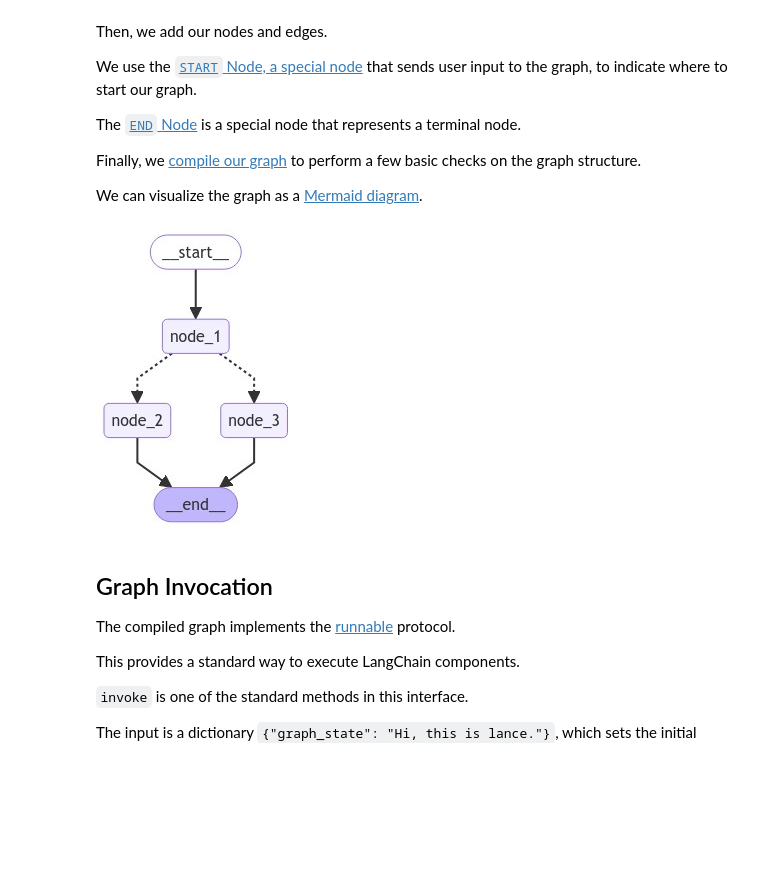
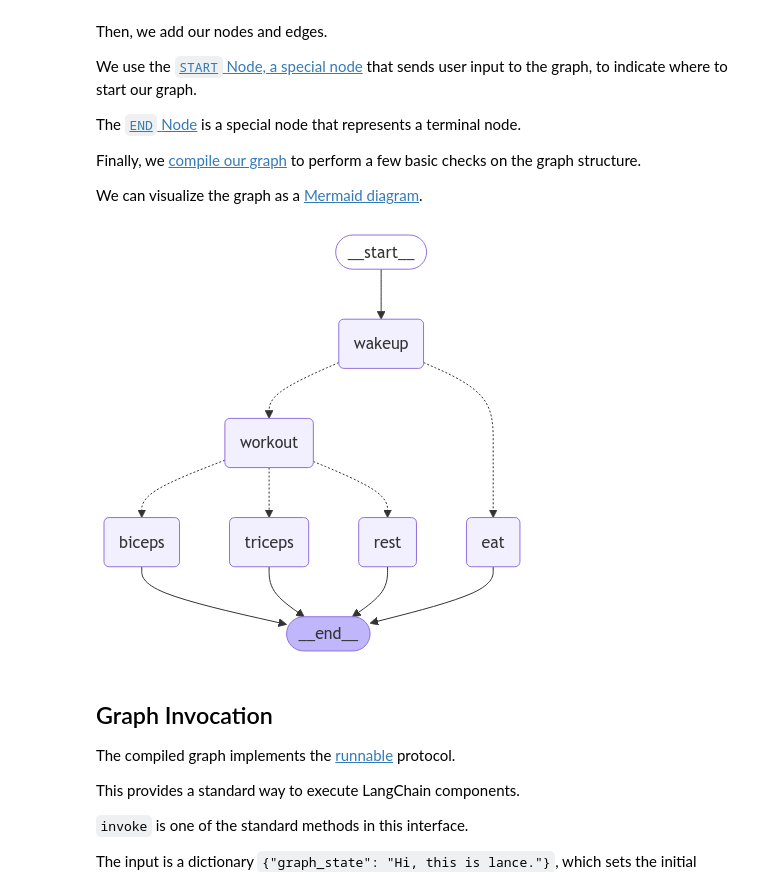
Before and after one commit to github-dev-s/Courses-Public, a Jupyter notebook: module-1/simple-graph.ipynb, the cells around one changed output. Saved outputs shown, nothing was run; the diff lists cells and outputs as text; code cells hidden in the pictures; blank space fills up the shorter version.

```diff
--- a/module-1/simple-graph.ipynb
+++ b/module-1/simple-graph.ipynb
@@ -63,19 +76,30 @@ Conditional edges are implemented as functions that return the next node to visi
 import random
 from typing import Literal
 
-def decide_mood(state) -> Literal["node_2", "node_3"]:
+def decide_mood(state) -> Literal["workout", "eat"]:
 
     # Often, we will use state to decide on the next node to visit
-    user_input = state['graph_state']
+    message = state["message"]
+    print(f"Deciding node: {message}")
 
     # Here, let's just do a 50 / 50 split between nodes 2, 3
+    if random.random() < 0.8:
+
+        # 50% of the time, we return Node 2
+        return "workout"
+
+    # 50% of the time, we return Node 3
+    return "eat"
+
+def decide_workout(state) -> Literal["biceps","triceps","rest"]:
+    message = state["message"]
+    print(f"Deciding workout node: {message}")
     if random.random() < 0.5:
 
-        # 50% of the time, we return Node 2
-        return "node_2"
-
-    # 50% of the time, we return Node 3
-    return "node_3"
+        return "biceps"
+        if random.random() < 0.5:
+          return "rest"
+    return "eat"
 # %% [markdown]
 ## Graph Construction
 
@@ -98,26 +122,32 @@ We can visualize the graph as a [Mermaid diagram](https://github.com/mermaid-js/
 # %%
 from IPython.display import Image, display
 from langgraph.graph import StateGraph, START, END
 
 # Build graph
 builder = StateGraph(State)
-builder.add_node("node_1", node_1)
-builder.add_node("node_2", node_2)
-builder.add_node("node_3", node_3)
+builder.add_node("wakeup", wakeup)
+builder.add_node("workout", workout)
+builder.add_node("eat", eat)
+builder.add_node("biceps", biceps)
+builder.add_node("triceps", triceps)
+builder.add_node("rest", rest)
 
 # Logic
-builder.add_edge(START, "node_1")
-builder.add_conditional_edges("node_1", decide_mood)
-builder.add_edge("node_2", END)
-builder.add_edge("node_3", END)
+builder.add_edge(START, "wakeup")
+builder.add_conditional_edges("wakeup", decide_mood)
+builder.add_edge("eat", END)
+builder.add_conditional_edges("workout", decide_workout)
+builder.add_edge("biceps", END)
+builder.add_edge("triceps", END)
+builder.add_edge("rest", END)
 
 # Add
 graph = builder.compile()
 
 # View
 display(Image(graph.get_graph().draw_mermaid_png()))
 # %% [output]
-[figure, old version]
+[figure, new version]
 # %% [markdown]
 ## Graph Invocation
 
```
Also changed, not shown: parts of 3 cells of this notebook.
